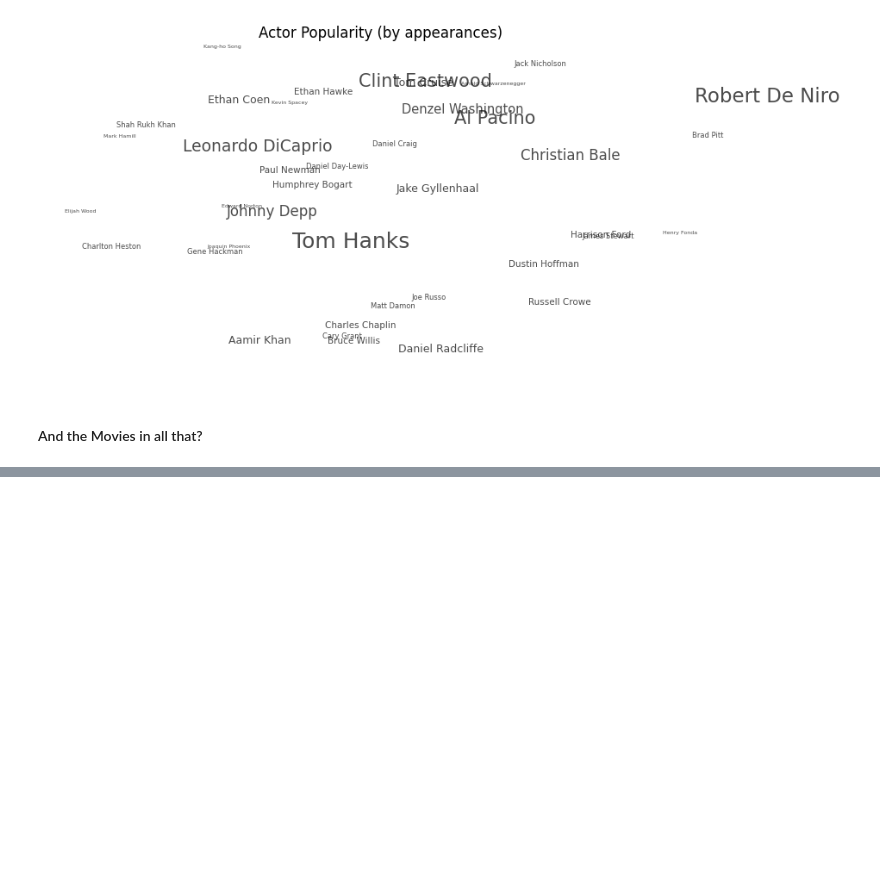
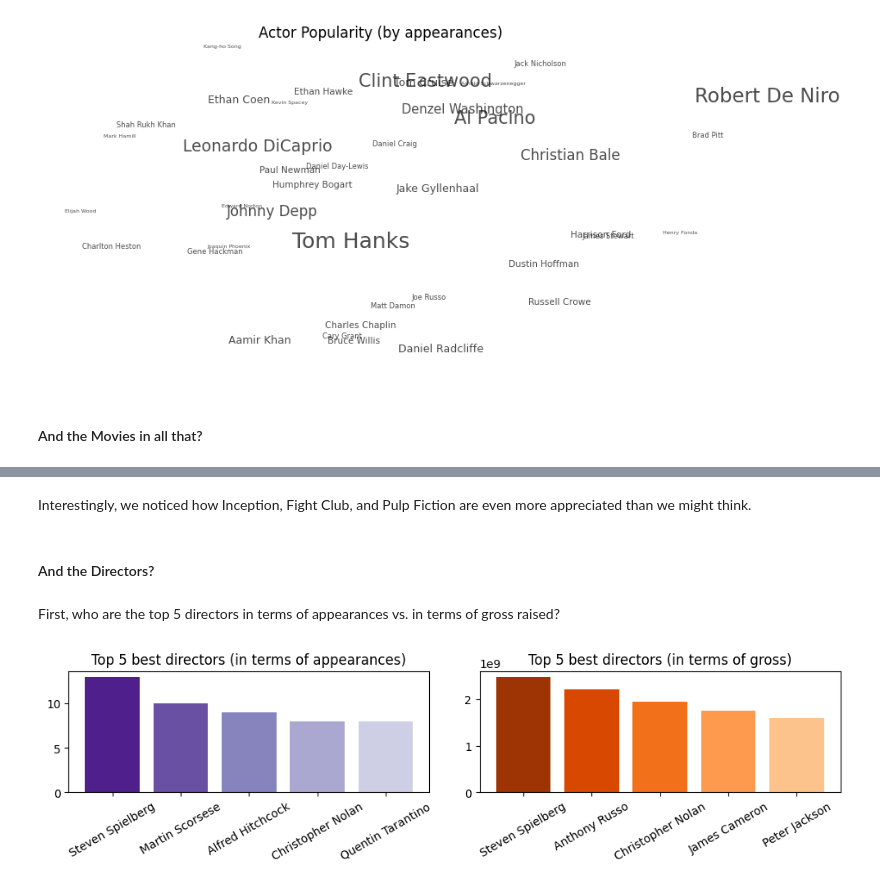
Before and after one commit to raphaeldahomay/school_da_project_m2, a Jupyter notebook: bo_da_imdb.ipynb, the cells around one changed output, grey strips where cells are left out. Saved outputs shown, nothing was run; the diff lists cells and outputs as text; code cells hidden in the pictures; blank space fills up the shorter version.

```diff
--- a/bo_da_imdb.ipynb
+++ b/bo_da_imdb.ipynb
@@ -438,0 +464,24 @@ plt.show()
+# %% [markdown]
+Interestingly, we noticed how Inception, Fight Club, and Pulp Fiction are even more appreciated than we might think.
+# %% [markdown]
+#### And the Directors?
+# %% [markdown]
+First, who are the top 5 directors in terms of appearances vs. in terms of gross raised?
+# %%
+rank_director_1 = imdb_df['director'].value_counts().head(5)
+rank_director_2 = imdb_df.groupby(['director'])['gross'].sum().sort_values(ascending=False).head(5)
+
+fig, ax = plt.subplots(1, 2, figsize=(10, 3))
+
+ax[0].bar(rank_director_1.index, rank_director_1.values, color=plt.cm.Purples([0.9, 0.75, 0.6, 0.45, 0.3]))
+ax[0].set_title('Top 5 best directors (in terms of appearances)')
+ax[0].tick_params(axis='x', rotation=30)
+
+ax[1].bar(rank_director_2.index, rank_director_2.values, color=plt.cm.Oranges([0.9, 0.75, 0.6, 0.45, 0.3]))
+ax[1].set_title('Top 5 best directors (in terms of gross)')
+ax[1].tick_params(axis='x', rotation=30)
+
+plt.tight_layout()
+plt.show()
+# %% [output]
+[figure, added]
```
Also changed, not shown: parts of 4 cells of this notebook.
